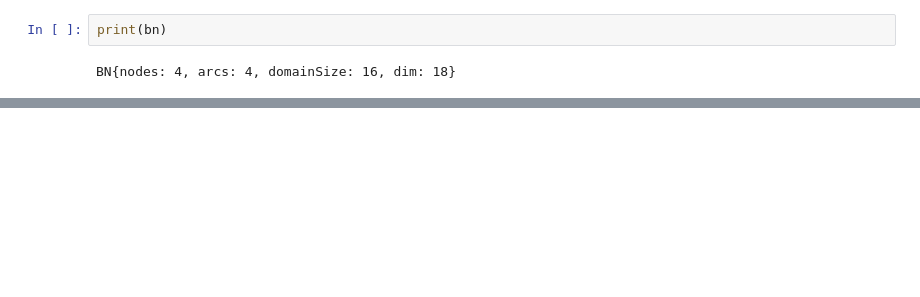
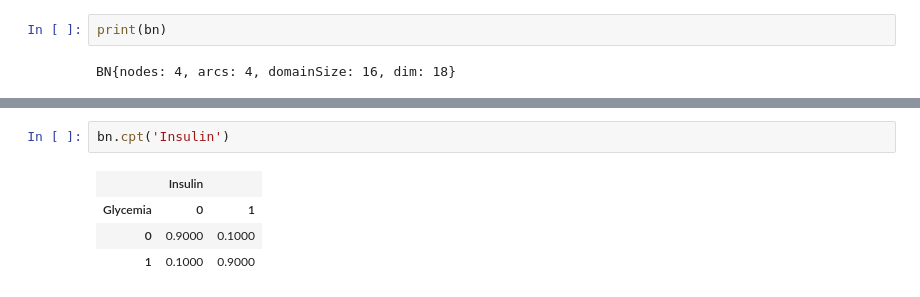
Before and after one commit to YunfeiZHAO/m2a_sorbonne, a Jupyter notebook: TP/medicine/TP07/TP07 Yunfei ZHAO.ipynb, the cells around one changed output, grey strips where cells are left out. Drawn from its saved outputs; the diff is of its cells as text; blank space fills up the shorter version.

```diff
--- a/TP/medicine/TP07/TP07 Yunfei ZHAO.ipynb
+++ b/TP/medicine/TP07/TP07 Yunfei ZHAO.ipynb
@@ -39,0 +58,7 @@ BN{nodes: 4, arcs: 4, domainSize: 16, dim: 18}
+# %%
+bn.cpt('Insulin')
+# %% [output]
+|  | Insulin |  |
+| Glycemia | 0 | 1 |
+| 0 | 0.9000 | 0.1000 |
+| 1 | 0.1000 | 0.9000 |
```
Also changed, not shown: parts of 17 cells of this notebook.
